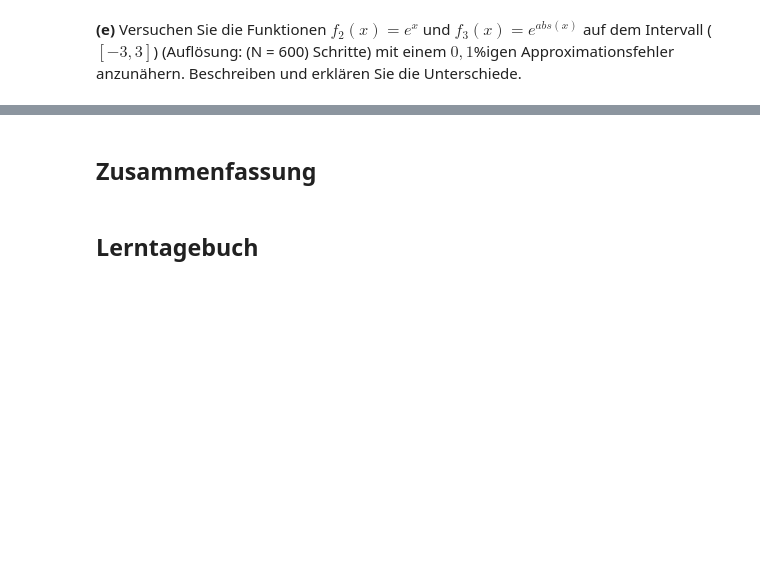
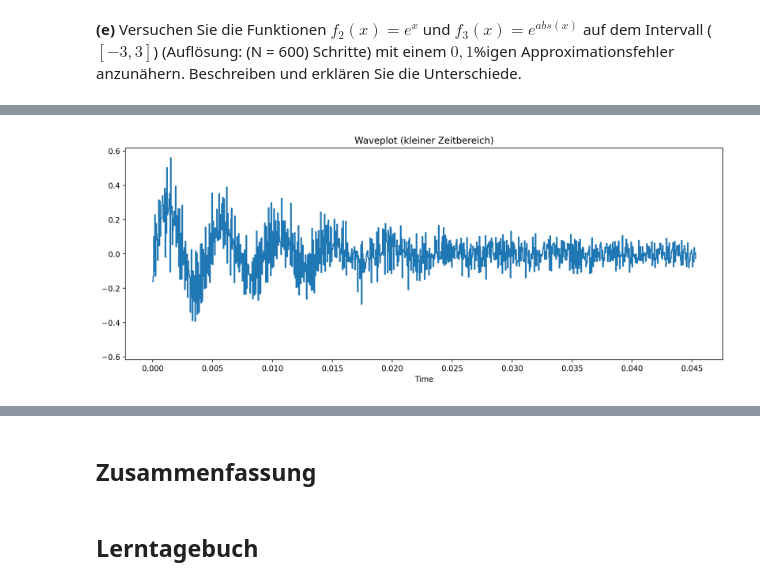
Before and after one commit to fhnw-ivy/vta_mc2, a Jupyter notebook: notebook.ipynb, the cells around one changed output, grey strips where cells are left out. Drawn from its saved outputs; the diff is of its cells as text; code cells hidden in the pictures; blank space fills up the shorter version.

```diff
--- a/notebook.ipynb
+++ b/notebook.ipynb
@@ -165,0 +173,7 @@ TypeError: fourier_approximation() got multiple values for argument 'a'
+# %%
+plt.figure(figsize=(14, 5))
+librosa.display.waveshow(data[10000:11000], sr=sr)
+plt.title("Waveplot (kleiner Zeitbereich)")
+plt.show()
+# %% [output]
+[figure, added]
```
Also changed, not shown: parts of 27 cells of this notebook.
